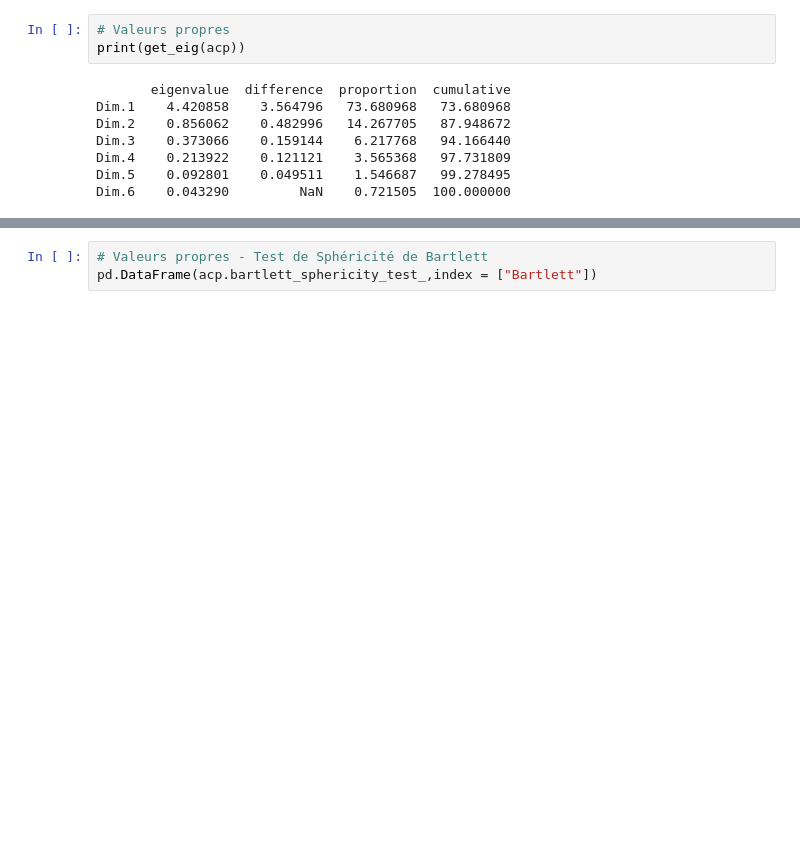
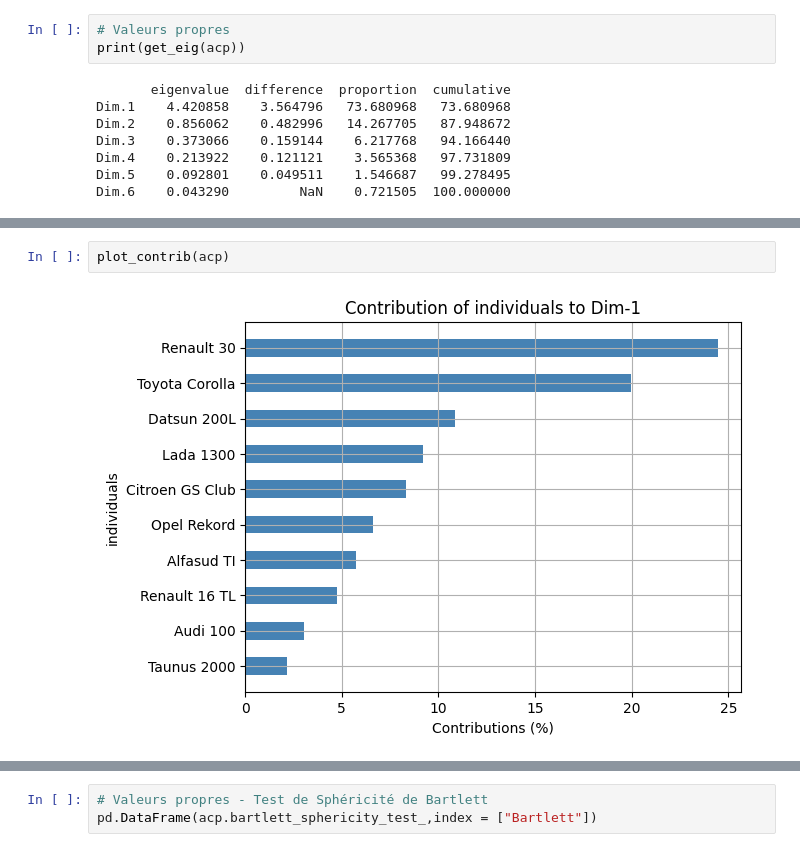
Before and after one commit to enfantbenidedieu/scientisttools, a Jupyter notebook: pca_example.ipynb, the cells around one changed output, grey strips where cells are left out. Saved outputs shown, nothing was run; the diff lists cells and outputs as text; blank space fills up the shorter version.

```diff
--- a/pca_example.ipynb
+++ b/pca_example.ipynb
@@ -61,0 +67,4 @@ Dim.6    0.043290         NaN    0.721505  100.000000
+# %%
+plot_contrib(acp)
+# %% [output]
+[figure, added]
```
Also changed, not shown: parts of 20 cells of this notebook, 7 other files.
